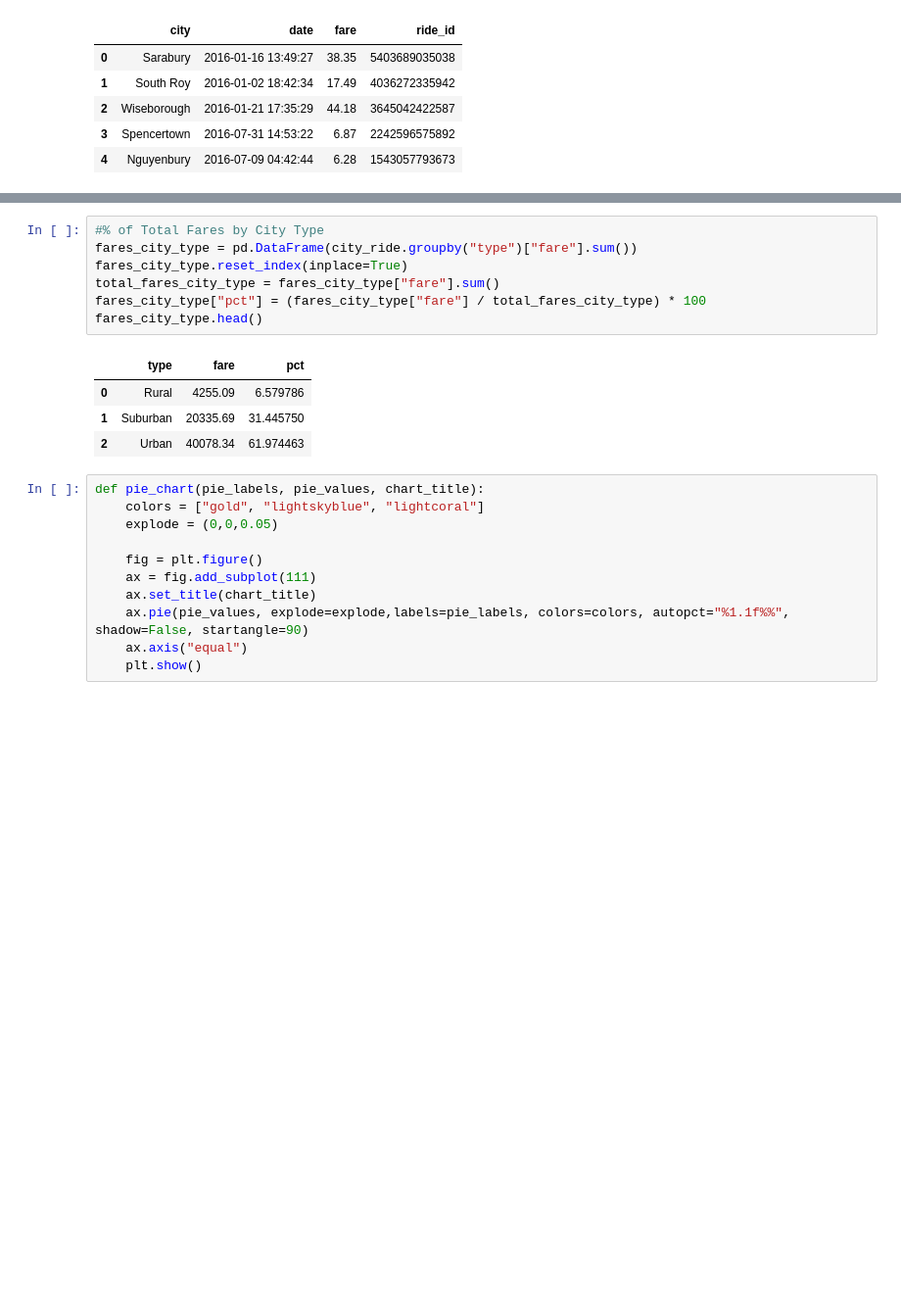
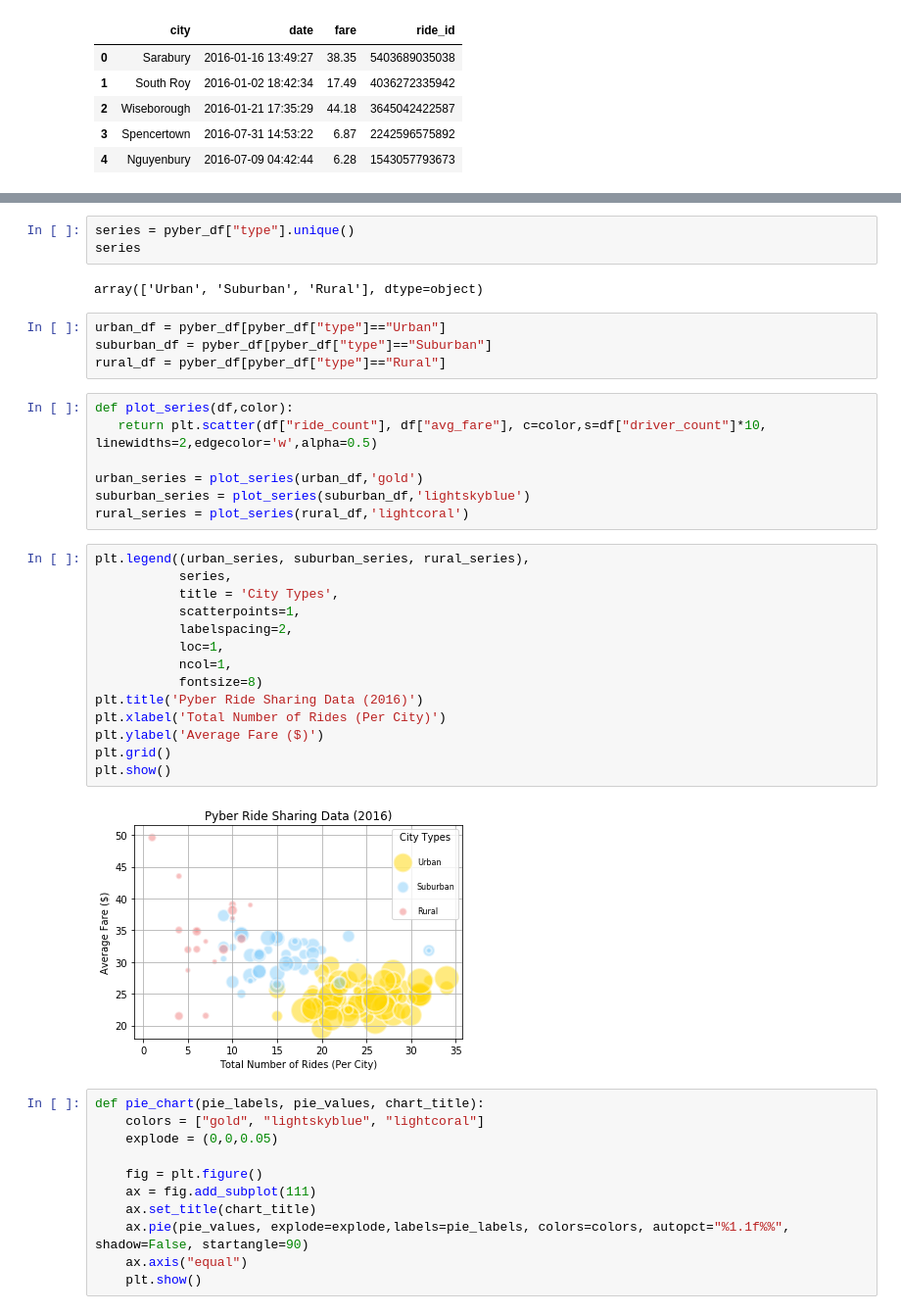
Before and after one commit to shanegela/DataAnalytics, a Jupyter notebook: Homework05-Matplotlib/Instructions/Pyber/pyber.ipynb, the cells around one changed output, grey strips where cells are left out. Shown: that part at 98% size. Saved outputs shown, nothing was run; the diff lists cells and outputs as text; blank space fills up the shorter version.

```diff
--- a/Homework05-Matplotlib/Instructions/Pyber/pyber.ipynb
+++ b/Homework05-Matplotlib/Instructions/Pyber/pyber.ipynb
@@ -85,15 +52,35 @@ city_ride.head()
-# %%
-#% of Total Fares by City Type
-fares_city_type = pd.DataFrame(city_ride.groupby("type")["fare"].sum())
-fares_city_type.reset_index(inplace=True)
-total_fares_city_type = fares_city_type["fare"].sum()
-fares_city_type["pct"] = (fares_city_type["fare"] / total_fares_city_type) * 100
-fares_city_type.head()
-# %% [output]
-|  | type | fare | pct |
-| 0 | Rural | 4255.09 | 6.579786 |
-| 1 | Suburban | 20335.69 | 31.445750 |
-| 2 | Urban | 40078.34 | 61.974463 |
+# %%
+series = pyber_df["type"].unique()
+series
+# %% [output]
+array(['Urban', 'Suburban', 'Rural'], dtype=object)
+# %%
+urban_df = pyber_df[pyber_df["type"]=="Urban"]
+suburban_df = pyber_df[pyber_df["type"]=="Suburban"]
+rural_df = pyber_df[pyber_df["type"]=="Rural"]
+# %%
+def plot_series(df,color):
+   return plt.scatter(df["ride_count"], df["avg_fare"], c=color,s=df["driver_count"]*10, linewidths=2,edgecolor='w',alpha=0.5)
+
+urban_series = plot_series(urban_df,'gold')
+suburban_series = plot_series(suburban_df,'lightskyblue')
+rural_series = plot_series(rural_df,'lightcoral')
+# %%
+plt.legend((urban_series, suburban_series, rural_series),
+           series,
+           title = 'City Types',
+           scatterpoints=1,
+           labelspacing=2,
+           loc=1,
+           ncol=1,
+           fontsize=8)
+plt.title('Pyber Ride Sharing Data (2016)')
+plt.xlabel('Total Number of Rides (Per City)')
+plt.ylabel('Average Fare ($)')
+plt.grid()
+plt.show()
+# %% [output]
+[figure, added]
 # %%
 def pie_chart(pie_labels, pie_values, chart_title):
     colors = ["gold", "lightskyblue", "lightcoral"]
```
Also changed, not shown: parts of 9 cells of this notebook.
